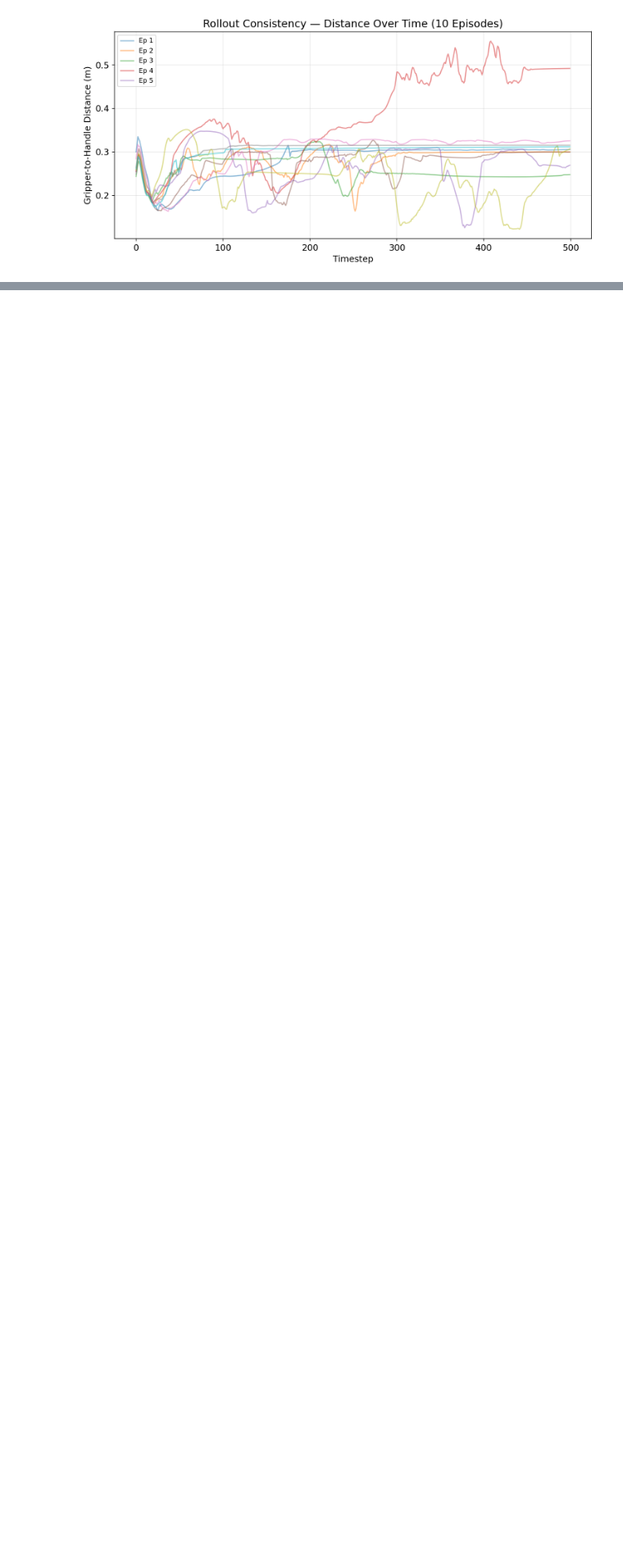
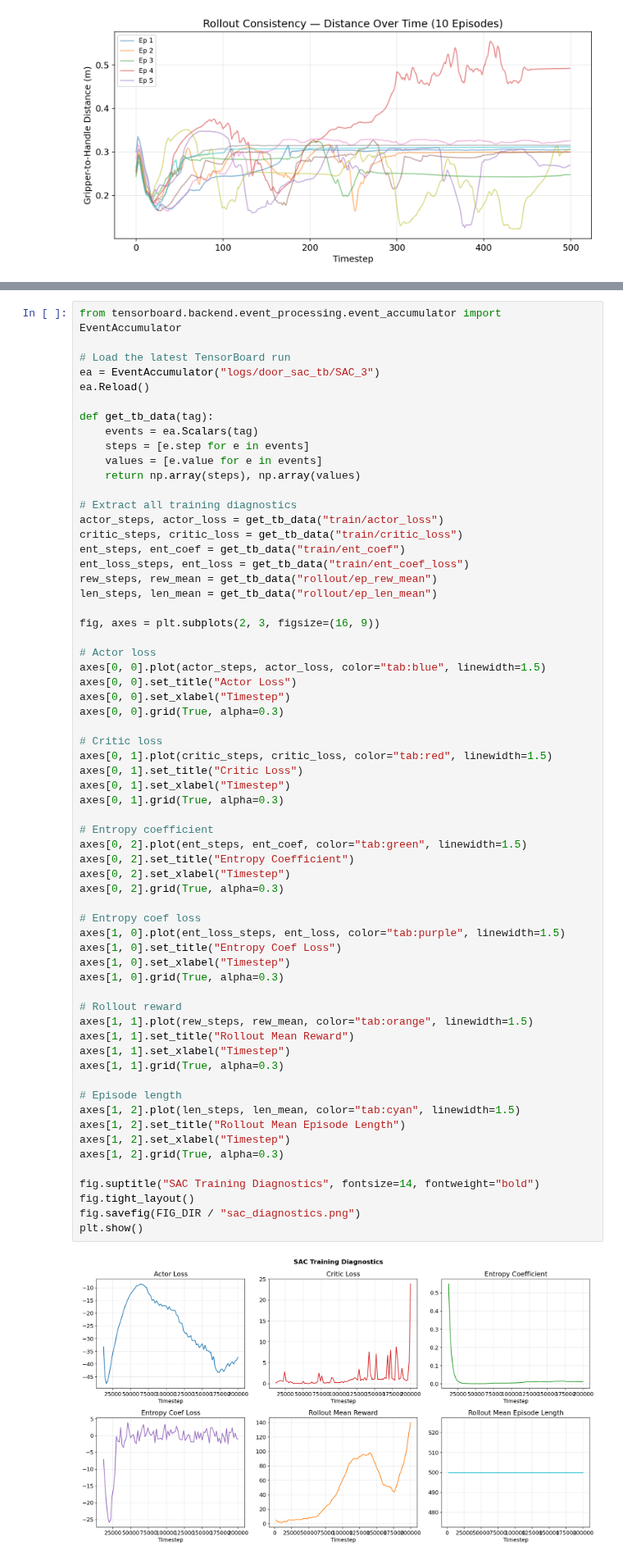
Before and after one commit to monkeypunkey21/cs188_project, a Jupyter notebook: visuals.ipynb, the cells around one changed output, grey strips where cells are left out. Shown at 82% size. Saved outputs shown, nothing was run; the diff lists cells and outputs as text; blank space fills up the shorter version.

````diff
--- a/visuals.ipynb
+++ b/visuals.ipynb
@@ -394,3 +396,68 @@ plt.show()
+# %%
+from tensorboard.backend.event_processing.event_accumulator import EventAccumulator
+
+# Load the latest TensorBoard run
+ea = EventAccumulator("logs/door_sac_tb/SAC_3")
+ea.Reload()
+
+def get_tb_data(tag):
+    events = ea.Scalars(tag)
+    steps = [e.step for e in events]
+    values = [e.value for e in events]
+    return np.array(steps), np.array(values)
+
+# Extract all training diagnostics
+actor_steps, actor_loss = get_tb_data("train/actor_loss")
+critic_steps, critic_loss = get_tb_data("train/critic_loss")
+ent_steps, ent_coef = get_tb_data("train/ent_coef")
+ent_loss_steps, ent_loss = get_tb_data("train/ent_coef_loss")
+rew_steps, rew_mean = get_tb_data("rollout/ep_rew_mean")
+len_steps, len_mean = get_tb_data("rollout/ep_len_mean")
+
+fig, axes = plt.subplots(2, 3, figsize=(16, 9))
+
+# Actor loss
+axes[0, 0].plot(actor_steps, actor_loss, color="tab:blue", linewidth=1.5)
+axes[0, 0].set_title("Actor Loss")
+axes[0, 0].set_xlabel("Timestep")
+axes[0, 0].grid(True, alpha=0.3)
+
+# Critic loss
+axes[0, 1].plot(critic_steps, critic_loss, color="tab:red", linewidth=1.5)
+axes[0, 1].set_title("Critic Loss")
+axes[0, 1].set_xlabel("Timestep")
+axes[0, 1].grid(True, alpha=0.3)
+
+# Entropy coefficient
+axes[0, 2].plot(ent_steps, ent_coef, color="tab:green", linewidth=1.5)
+axes[0, 2].set_title("Entropy Coefficient")
+axes[0, 2].set_xlabel("Timestep")
+axes[0, 2].grid(True, alpha=0.3)
+
+# Entropy coef loss
+axes[1, 0].plot(ent_loss_steps, ent_loss, color="tab:purple", linewidth=1.5)
+axes[1, 0].set_title("Entropy Coef Loss")
+axes[1, 0].set_xlabel("Timestep")
+axes[1, 0].grid(True, alpha=0.3)
+
+# Rollout reward
+axes[1, 1].plot(rew_steps, rew_mean, color="tab:orange", linewidth=1.5)
+axes[1, 1].set_title("Rollout Mean Reward")
+axes[1, 1].set_xlabel("Timestep")
+axes[1, 1].grid(True, alpha=0.3)
+
+# Episode length
+axes[1, 2].plot(len_steps, len_mean, color="tab:cyan", linewidth=1.5)
+axes[1, 2].set_title("Rollout Mean Episode Length")
+axes[1, 2].set_xlabel("Timestep")
+axes[1, 2].grid(True, alpha=0.3)
+
+fig.suptitle("SAC Training Diagnostics", fontsize=14, fontweight="bold")
+fig.tight_layout()
+fig.savefig(FIG_DIR / "sac_diagnostics.png")
+plt.show()
+# %% [output]
+[figure, added]
 # %% [markdown]
 ---\n# Interactive Visualizations\nRequires `plotly` and `ipywidgets`. Install with:\n```\npip install plotly ipywidgets\n```
 # %%
````
Also changed, not shown: parts of 4 cells of this notebook, 26 other files.
